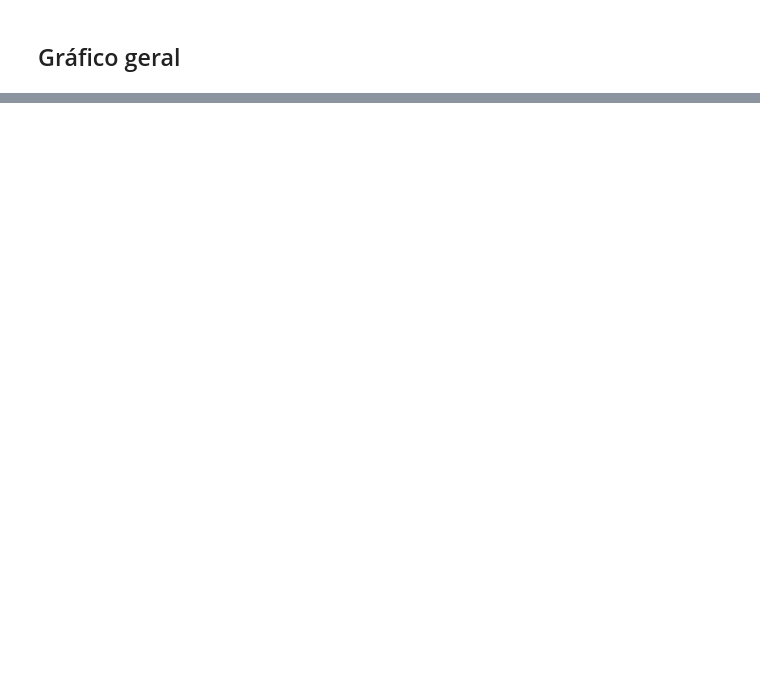
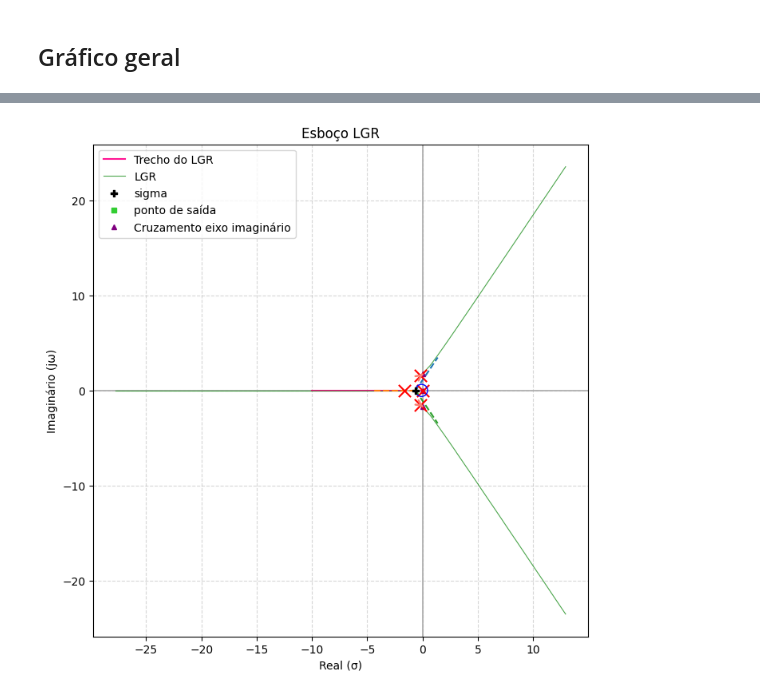
Before and after one commit to HelenaNotFunny/LGR, a Jupyter notebook: lgr.ipynb, the cells around one changed output, grey strips where cells are left out. Drawn from its saved outputs; the diff is of its cells as text; code cells hidden in the pictures; blank space fills up the shorter version.

```diff
--- a/lgr.ipynb
+++ b/lgr.ipynb
@@ -914,32 +935,34 @@ limite = max(
     max(abs(np.array(y_vals)))
 )
 
-comprimento = 2 * limite
+comprimento = 2 * 2
 
 plot_assintotas(
     ax,
     (sigma, 0),
     angulos_assintotas,
     comprimento
 )
 
 x = [r.real for r in ponto_saida]
 y = [r.imag for r in ponto_saida]
 
 ax.plot(x, y, 'b.', markersize=5, label = "ponto de saída", marker = 's', color = 'limegreen')
 
 a = [sp.im(item) for sublist in eixo_img for item in sublist]
 
 ax.plot(
     [0] * len(a), a,
     marker='^',
     linestyle='None',
     markersize=5,
     label="Cruzamento eixo imaginário",
     color='purple'
 )
 
 plotar_angulos_chegada_saida(polos, ax, angulos)
 
 ax.legend()
 plt.show()
+# %% [output]
+[figure, added]
```
Also changed, not shown: parts of 21 cells of this notebook, 2 other files.
